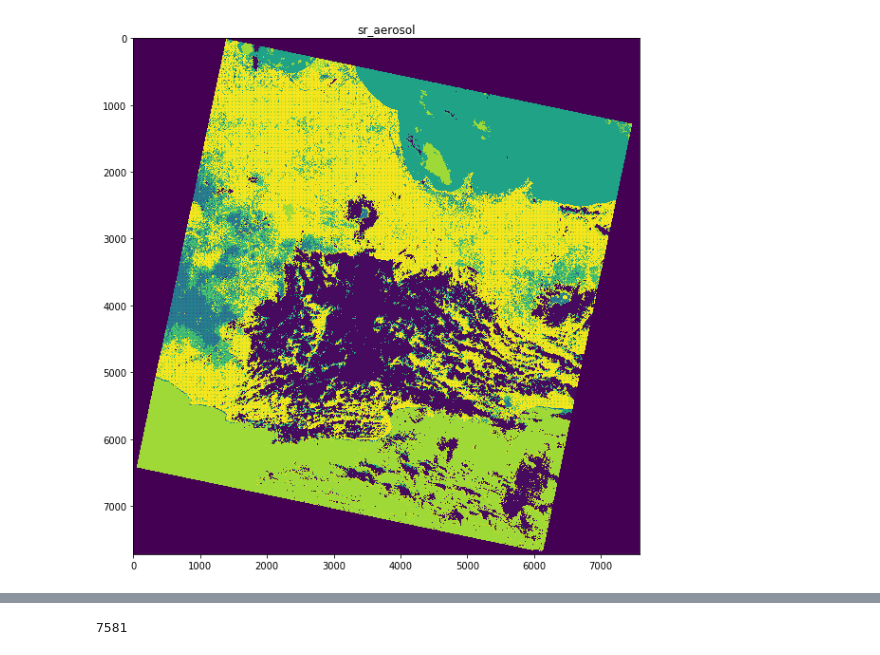
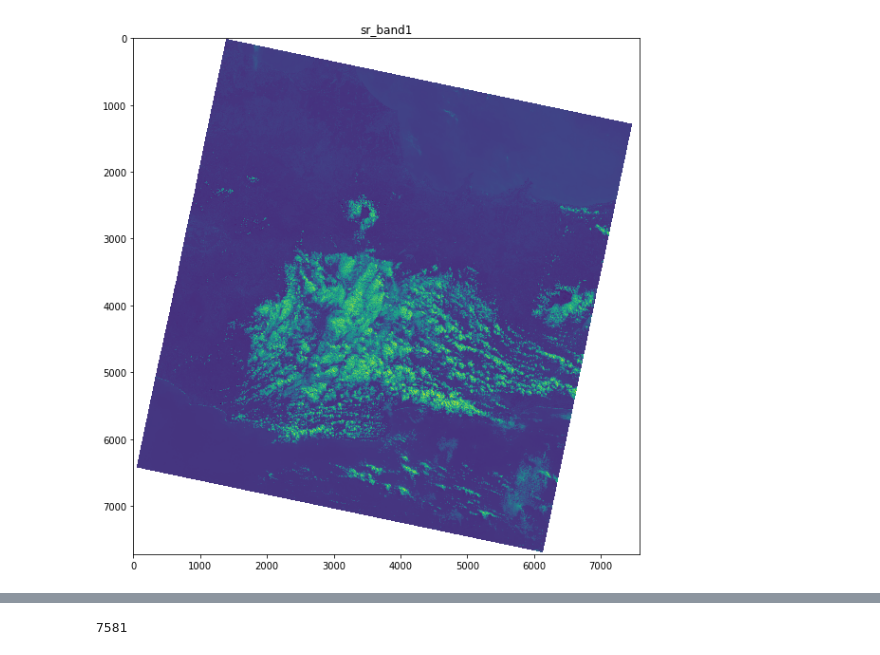
Before and after one commit to OpenGeoVis/espatools, a Jupyter notebook: Example.ipynb, the cells around one changed output, grey strips where cells are left out. Drawn from its saved outputs; the diff is of its cells as text; code cells hidden in the pictures.

```diff
--- a/Example.ipynb
+++ b/Example.ipynb
@@ -24,13 +39,13 @@ sr_aerosol
 # %%
-b = bands.get('sr_aerosol')
+b = bands.get('sr_band1')
 
 plt.figure(figsize=(10,10))
 plt.imshow(b.data)
 plt.title(b.name)
 plt.savefig('aer.png')
 plt.show()
 # %% [output]
-[figure, old version]
+[figure, new version]
 # %%
 color = raster.GetRGB()
 # %%
```
Also changed, not shown: parts of 4 cells of this notebook, 2 other files.
